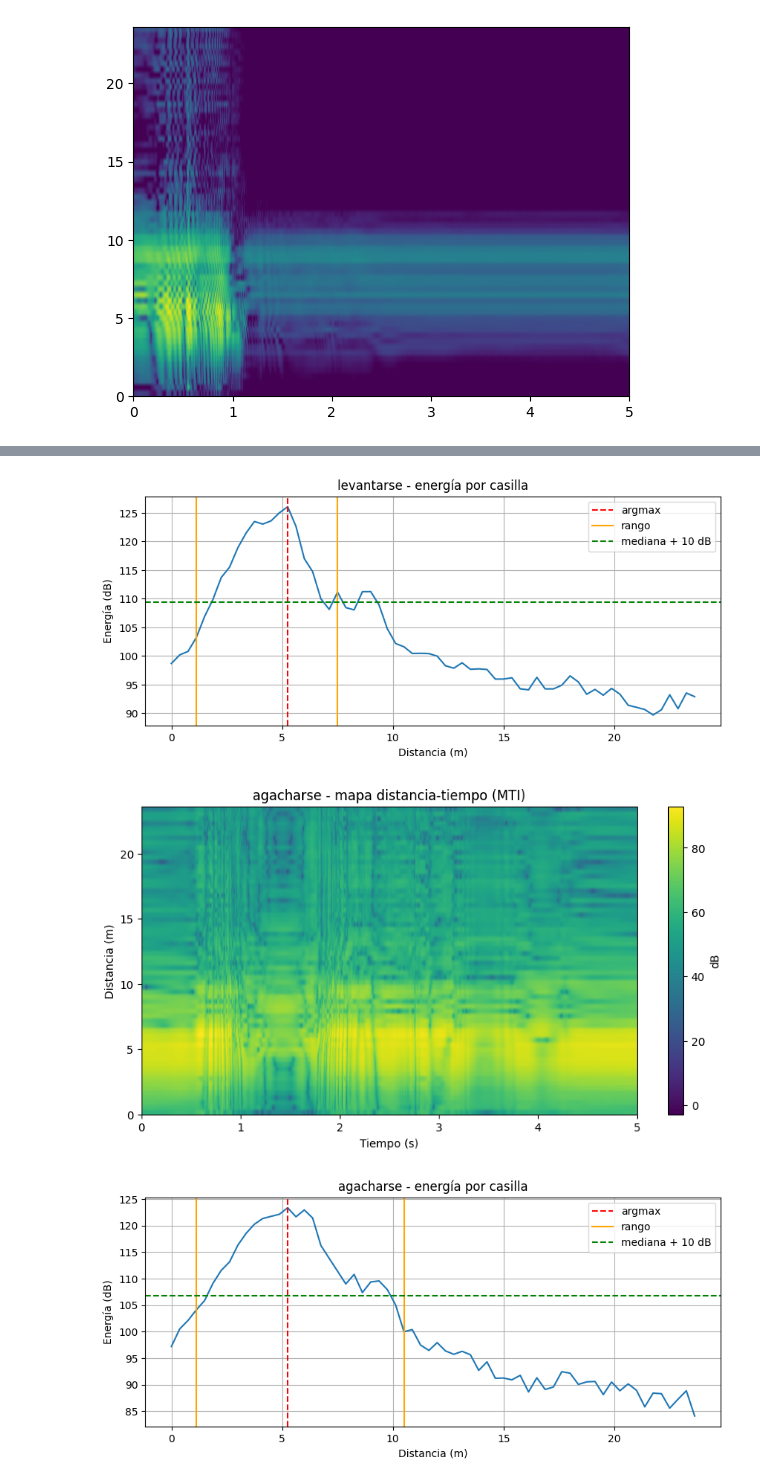
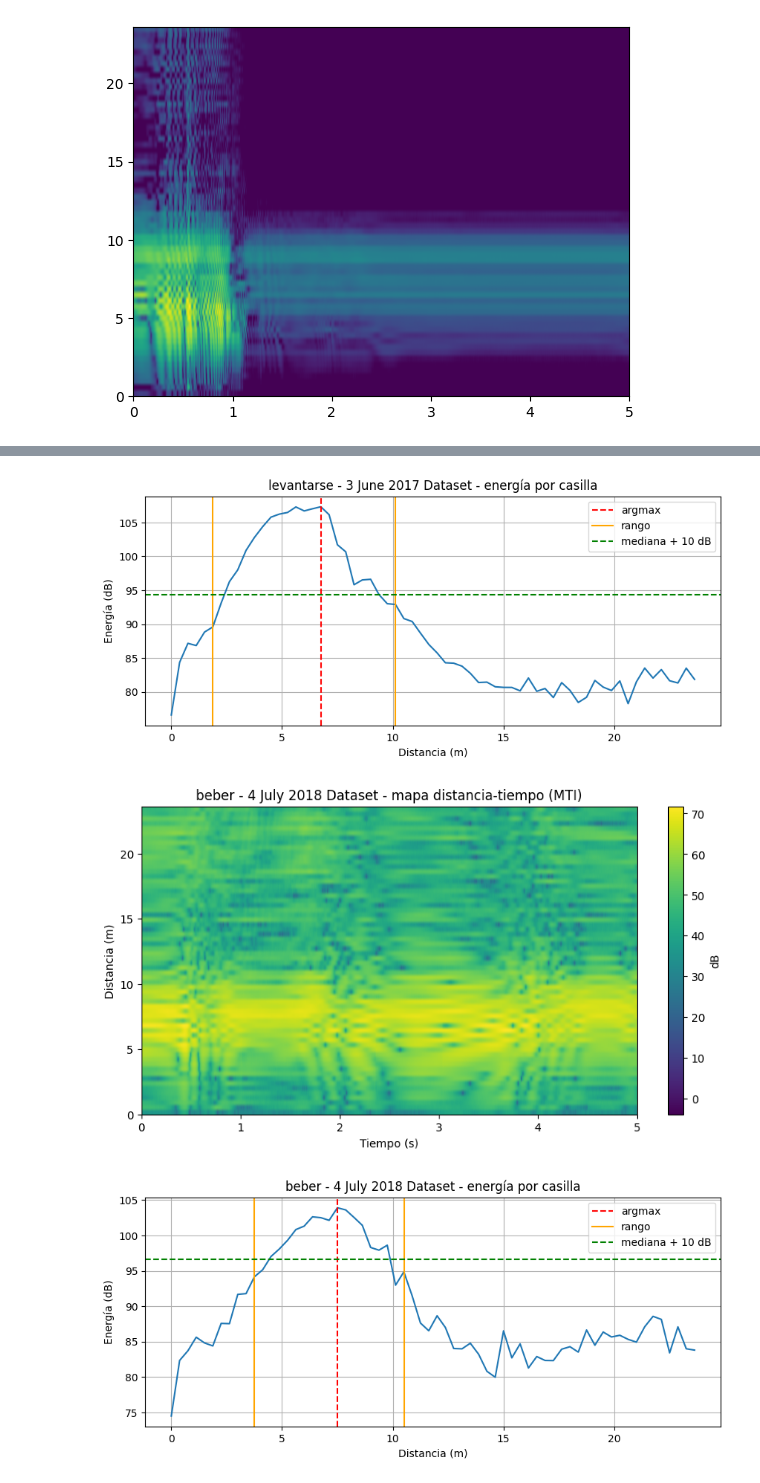
Before and after one commit to juuanmartiinez/radar-micro-Doppler, a Jupyter notebook: notebooks/1.0-tratamiento-datos.ipynb, the cells around one changed output, grey strips where cells are left out. Drawn from its saved outputs; the diff is of its cells as text; code cells hidden in the pictures.

```diff
--- a/notebooks/1.0-tratamiento-datos.ipynb
+++ b/notebooks/1.0-tratamiento-datos.ipynb
@@ -22,6 +0,0 @@ Compressed: 2060197481
-# %%
-import os
-
-ruta = "data/raw"
-for raiz, carpetas, ficheros in os.walk(ruta):
-  print(raiz, len(ficheros), ficheros[:3])
@@ -241,18 +247,19 @@ plt.imshow(perfil_db, aspect="auto", origin="lower",
 <matplotlib.image.AxesImage at 0x...>
 [figure]
 # %%
-fich_andar = "/content/data/raw/1 December 2017 Dataset/1P45A01R03.dat"
-fich_sentarse = "/content/data/raw/1 December 2017 Dataset/2P36A02R02.dat"
-fich_levantarse ="/content/data/raw/1 December 2017 Dataset/3P41A03R02.dat"
-fich_agacharse = "/content/data/raw/1 December 2017 Dataset/4P54A04R03.dat"
-fich_beber = "/content/data/raw/1 December 2017 Dataset/5P52A05R03.dat"
-fich_caerse = "/content/data/raw/4 July 2018 Dataset/6P70A06R1.dat"
 
-ficheros = [(fich_andar, "andar"), (fich_sentarse, "sentarse"), (fich_levantarse, "levantarse"), (fich_agacharse, "agacharse"), (fich_beber, "beber"), (fich_caerse, "caerse")]
+rutas = ["/content/data/raw/2 March 2017 Dataset/1P11A01R1.dat" ,"/content/data/raw/1 December 2017 Dataset/2P45A02R02.dat",
+"/content/data/raw/3 June 2017 Dataset/3P35A03R1.dat" ,"/content/data/raw/4 July 2018 Dataset/5P62A05R3.dat",
+"/content/data/raw/5 February 2019 UoG Dataset/6P15A06R03.dat", "/content/data/raw/6 February 2019 NG Homes Dataset/4P08A04R3.dat",
+"/content/data/raw/7 March 2019 West Cumbria Dataset/3P41A03R3.dat"
+]
+for ruta in rutas:
 
-for fichero, actividad in ficheros:
+  act = actividad_desde_ruta(ruta)
+  sesion = os.path.basename(os.path.dirname(ruta))
+  titulo = f"{ACTIVIDADES[act]} - {sesion}"
 
-  params, datos = cargar_ruta(fichero)
+  params, datos = cargar_ruta(ruta)
 
   datos_sin_dc = elim_offset(datos)
   perfil = fft_distancia(datos_sin_dc)
@@ -271,7 +278,7 @@ for fichero, actividad in ficheros:
   plt.xlabel("Tiempo (s)")
   plt.ylabel("Distancia (m)")
   plt.colorbar(label="dB")
-  plt.title(f"{actividad} - mapa distancia-tiempo (MTI)")
+  plt.title(f"{titulo} - mapa distancia-tiempo (MTI)")
   plt.show()
 
   potencia = np.abs(perfil_mti) ** 2
@@ -290,6 +297,6 @@ for fichero, actividad in ficheros:
   plt.axvline(casilla_max * res, color="orange")
   plt.axhline(umbral, color="green", linestyle="--", label="mediana + 10 dB")
   plt.xlabel("Distancia (m)"); plt.ylabel("Energía (dB)")
-  plt.title(f"{actividad} - energía por casilla")
+  plt.title(f"{titulo} - energía por casilla")
   plt.legend(); plt.grid(True); plt.show()
 # %% [output]
@@ -301,3 +308,3 @@ for fichero, actividad in ficheros:
-[figure, old version]
+[figure, new version]
-[figure, old version]
+[figure, new version]
-[figure, old version]
+[figure, new version]
```
Also changed, not shown: parts of 16 cells of this notebook, 5 other files.
